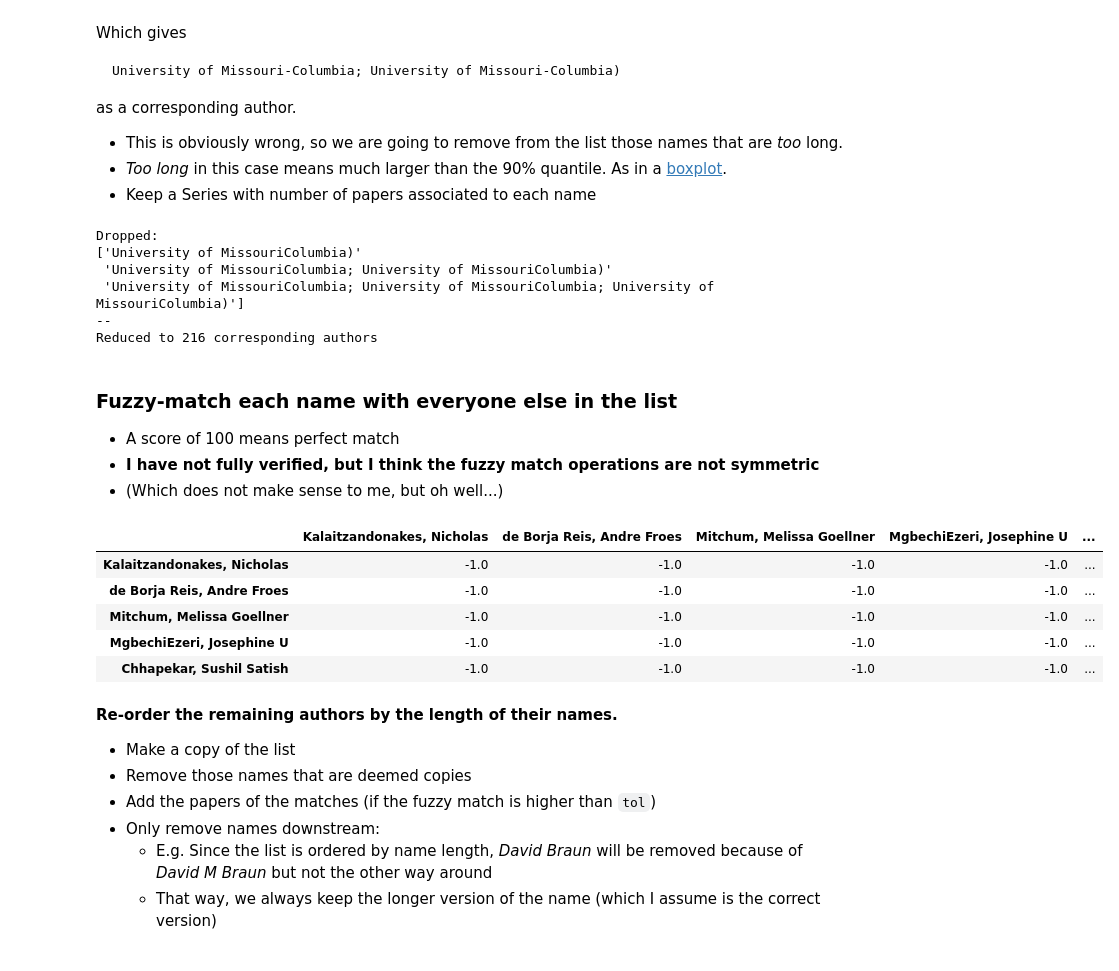
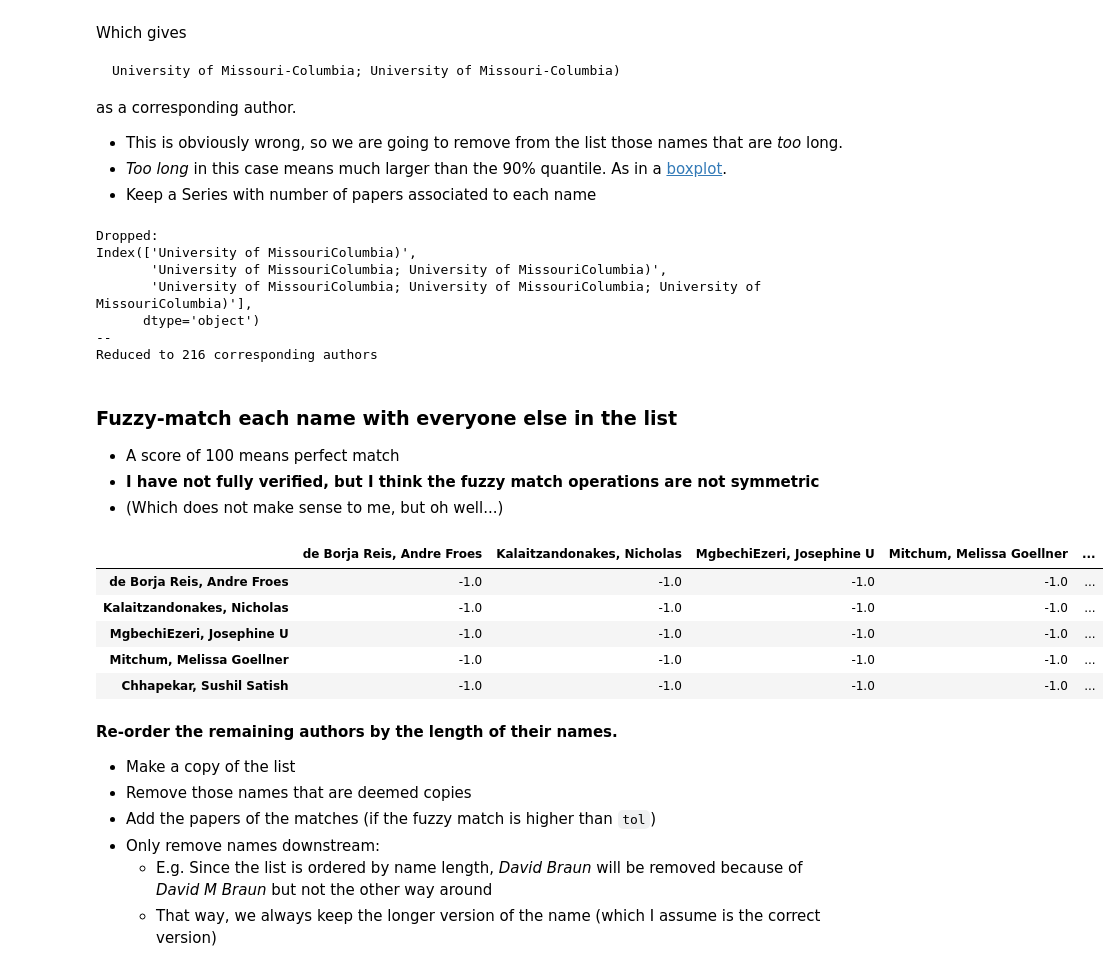
Before and after one commit to ejamezquita/ipg_network, a Jupyter notebook: jupyter/get_plant_group.ipynb, the cells around one changed output. Cells and saved outputs as stored; diff of their text form; code cells hidden in the pictures.

```diff
--- a/jupyter/get_plant_group.ipynb
+++ b/jupyter/get_plant_group.ipynb
@@ -79,12 +94,15 @@ institute = 'MU'
 places = ['columbia', 'missouri', '[see note]']
 filename = src + institute+'_Pubs.csv'
 
+reload(utils)
 if not os.path.isfile(filename):
     filenames = sorted(glob(src + institute + '*.xlsx'))
-    df = utils.prepare_dimensions_data(filenames, columns_to_keep)
+    df = utils.prepare_dimensions_data(filenames, columns_to_keep, places)
     df.to_csv(filename, index=False)
 else:
     print('Found', filename, 'already computed')
     df = pd.read_csv(filename)
+
+df = df.set_index(columns_to_keep[0])
 print('Loaded', len(df), 'publications')
 # %% [output]
@@ -100,8 +110,0 @@ Loaded 41917 publications
-# %%
-df = df.set_index(columns_to_keep[0])
-isplace = np.zeros(len(df), dtype=bool)
-for i,idx in enumerate(df.index):
-    isplace[i] = any([place in df.loc[idx, 'Authors (Raw Affiliation)'].lower() for place in places])
-df = df.iloc[isplace]
-print('Only kept', len(df), 'publications')
-df.head()
@@ -190,8 +183,8 @@ data.head()
 # %%
 reload(utils)
 institutes = ['University of Missouri-Columbia', 'University of Missouri System']
-authors, pnum, uni_idx = utils.corresponding_authors_from_institute(data, institutes)
-print('Found', len(authors),'different corresponding authors across', len(uni_idx), 'publications')
+pnum, uni_idx = utils.corresponding_authors_from_institute(data, institutes)
+print('Found', len(pnum),'different corresponding authors across', len(uni_idx), 'publications')
 # %% [output]
 Found 219 different corresponding authors across 714 publications
 # %% [markdown]
@@ -209,13 +202,15 @@ as a corresponding author.
 - *Too long* in this case means much larger than the 90% quantile. As in a [boxplot](https://en.wikipedia.org/wiki/Box_plot).
 - Keep a Series with number of papers associated to each name
 # %%
-authors, pnum = utils.remove_long_corresponding(authors, pnum)
-print('Reduced to', len(authors),'corresponding authors')
+reload(utils)
+pnum = utils.remove_long_corresponding(pnum)
+print('Reduced to', len(pnum),'corresponding authors')
 # %% [output]
 Dropped:
-['University of MissouriColumbia)'
- 'University of MissouriColumbia; University of MissouriColumbia)'
- 'University of MissouriColumbia; University of MissouriColumbia; University of MissouriColumbia)']
+Index(['University of MissouriColumbia)',
+       'University of MissouriColumbia; University of MissouriColumbia)',
+       'University of MissouriColumbia; University of MissouriColumbia; University of MissouriColumbia)'],
+      dtype='object')
 --
 Reduced to 216 corresponding authors
 # %% [markdown]
@@ -225,14 +220,15 @@ Reduced to 216 corresponding authors
 - **I have not fully verified, but I think the fuzzy match operations are not symmetric**
 - (Which does not make sense to me, but oh well...)
 # %%
-fz = utils.fuzzy_matrix(authors)
+reload(utils)
+fz = utils.fuzzy_matrix(pnum)
 fz.iloc[:5, :5]
 # %% [output]
-|  | Kalaitzandonakes, Nicholas | de Borja Reis, Andre Froes | Mitchum, Melissa Goellner | MgbechiEzeri, Josephine U | ... |
+|  | de Borja Reis, Andre Froes | Kalaitzandonakes, Nicholas | MgbechiEzeri, Josephine U | Mitchum, Melissa Goellner | ... |
+| de Borja Reis, Andre Froes | -1.0 | -1.0 | -1.0 | -1.0 | ... |
 | Kalaitzandonakes, Nicholas | -1.0 | -1.0 | -1.0 | -1.0 | ... |
-| de Borja Reis, Andre Froes | -1.0 | -1.0 | -1.0 | -1.0 | ... |
+| MgbechiEzeri, Josephine U | -1.0 | -1.0 | -1.0 | -1.0 | ... |
 | Mitchum, Melissa Goellner | -1.0 | -1.0 | -1.0 | -1.0 | ... |
-| MgbechiEzeri, Josephine U | -1.0 | -1.0 | -1.0 | -1.0 | ... |
 | Chhapekar, Sushil Satish | -1.0 | -1.0 | -1.0 | -1.0 | ... |
 # %% [markdown]
 **Re-order the remaining authors by the length of their names.**
```
Also changed, not shown: parts of 9 cells of this notebook, 2 other files.
